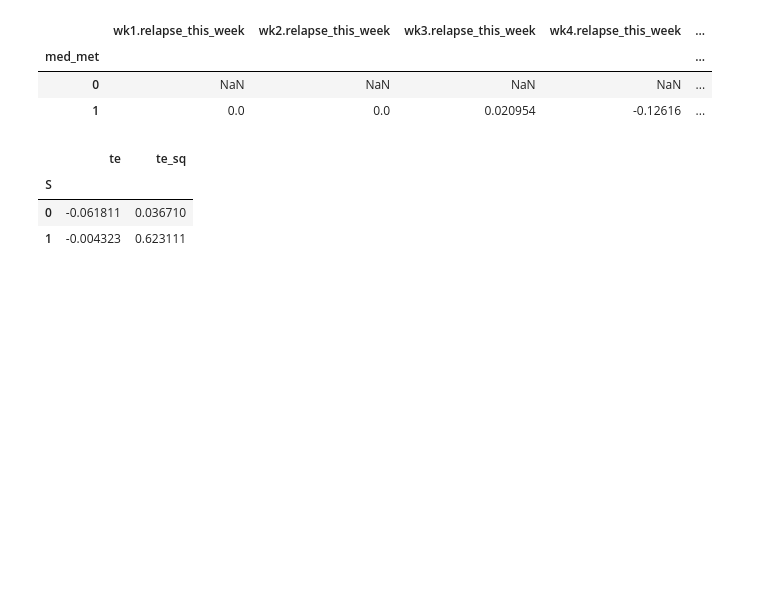
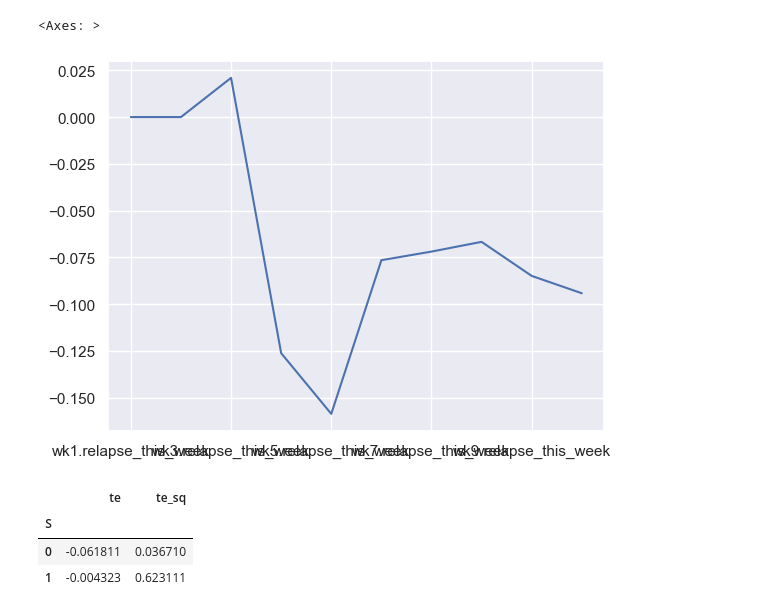
Before and after one commit to harsh-parikh/fuse, a Jupyter notebook: tedsa_analysis.ipynb, the cells around one changed output. Drawn from its saved outputs; the diff is of its cells as text; code cells hidden in the pictures; blank space fills up the shorter version.

```diff
--- a/tedsa_analysis.ipynb
+++ b/tedsa_analysis.ipynb
@@ -104,12 +104,10 @@ ct94_cc = ct94_cc.astype(int)
 # %%
 ct94_cc = ct94_cc.join(outcome94, how="inner")
 # %%
-ct94_cc.groupby(by="med_met").mean()[outcome_cols].diff()
+ct94_cc.groupby(by="med_met").mean()[outcome_cols].diff().T[1].plot(kind="line")
 # %% [output]
-|  | wk1.relapse_this_week | wk2.relapse_this_week | wk3.relapse_this_week | wk4.relapse_this_week | ... |
-| med_met |  |  |  |  | ... |
-| 0 | NaN | NaN | NaN | NaN | ... |
-| 1 | 0.0 | 0.0 | 0.020954 | -0.12616 | ... |
+<Axes: >
+[figure, added]
 # %%
 df_primary = pd.concat([df_tedsa_cc, ct94_cc])
 # %%
```
